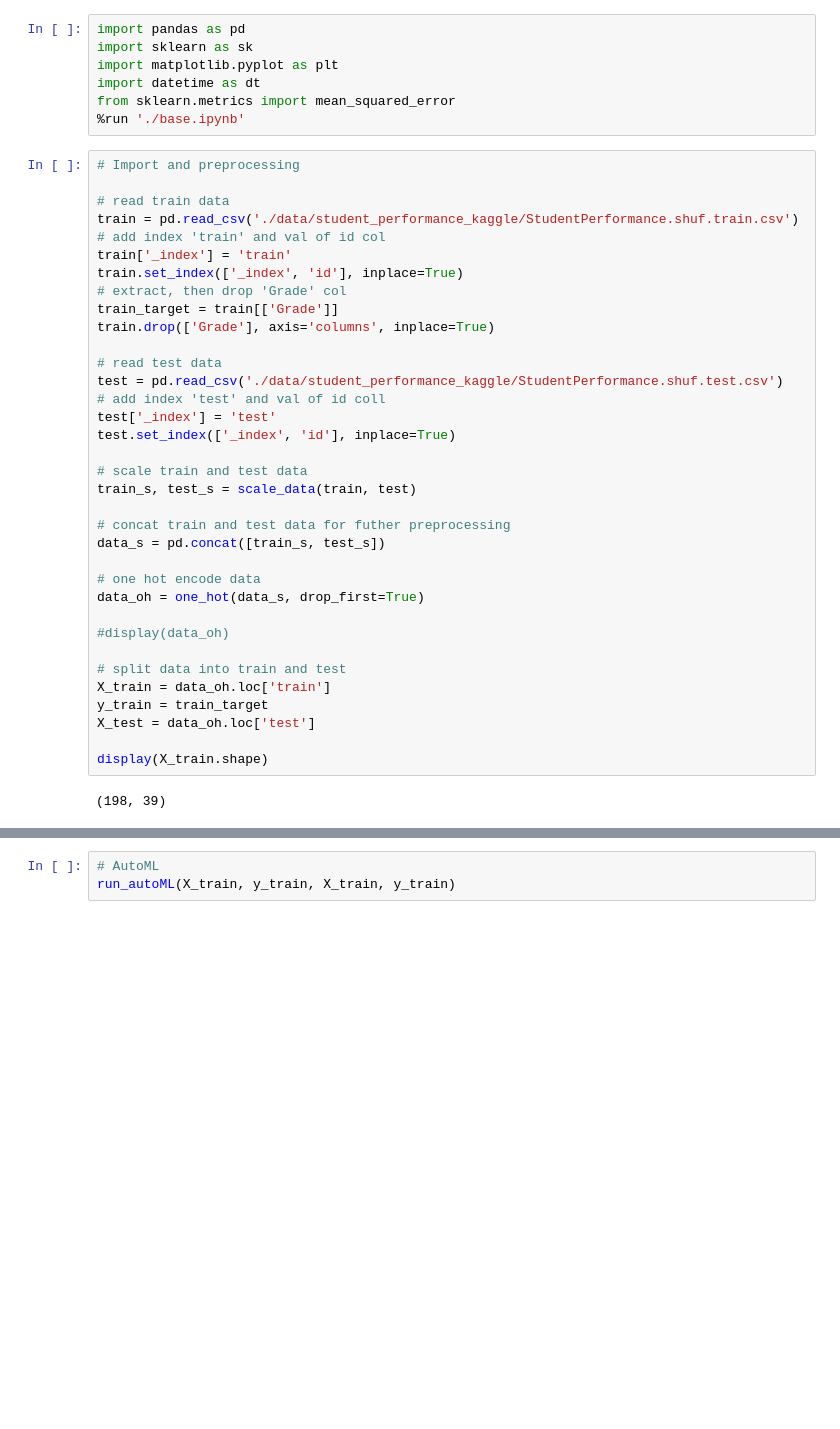
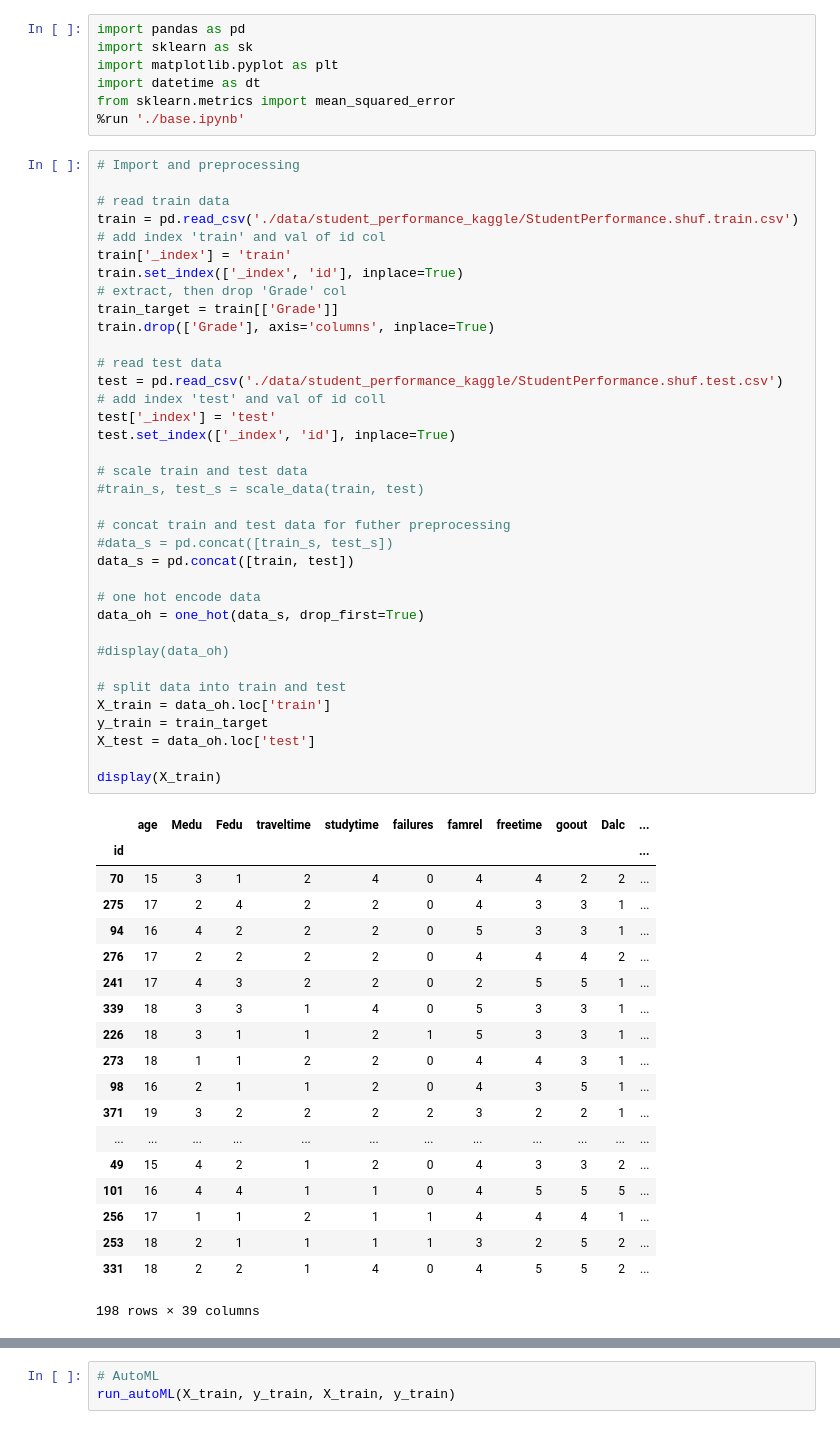
Before and after one commit to annamarianau/ml_project_regression, a Jupyter notebook: student_performance_kaggle.ipynb, the cells around one changed output, grey strips where cells are left out. Drawn from its saved outputs; the diff is of its cells as text; blank space fills up the shorter version.

```diff
--- a/student_performance_kaggle.ipynb
+++ b/student_performance_kaggle.ipynb
@@ -53,37 +78,56 @@ from sklearn.metrics import mean_squared_error
 # read train data
 train = pd.read_csv('./data/student_performance_kaggle/StudentPerformance.shuf.train.csv')
 # add index 'train' and val of id col
 train['_index'] = 'train'
 train.set_index(['_index', 'id'], inplace=True)
 # extract, then drop 'Grade' col
 train_target = train[['Grade']]
 train.drop(['Grade'], axis='columns', inplace=True)
 
 # read test data
 test = pd.read_csv('./data/student_performance_kaggle/StudentPerformance.shuf.test.csv')
 # add index 'test' and val of id coll
 test['_index'] = 'test'
 test.set_index(['_index', 'id'], inplace=True)
 
 # scale train and test data
-train_s, test_s = scale_data(train, test)
+#train_s, test_s = scale_data(train, test)
 
 # concat train and test data for futher preprocessing
-data_s = pd.concat([train_s, test_s])
+#data_s = pd.concat([train_s, test_s])
+data_s = pd.concat([train, test])
 
 # one hot encode data
 data_oh = one_hot(data_s, drop_first=True)
 
 #display(data_oh)
 
 # split data into train and test
 X_train = data_oh.loc['train']
 y_train = train_target
 X_test = data_oh.loc['test']
 
-display(X_train.shape)
+display(X_train)
 # %% [output]
+|  | age | Medu | Fedu | traveltime | studytime | failures | famrel | freetime | goout | Dalc | ... |
+| id |  |  |  |  |  |  |  |  |  |  | ... |
+| 70 | 15 | 3 | 1 | 2 | 4 | 0 | 4 | 4 | 2 | 2 | ... |
+| 275 | 17 | 2 | 4 | 2 | 2 | 0 | 4 | 3 | 3 | 1 | ... |
+| 94 | 16 | 4 | 2 | 2 | 2 | 0 | 5 | 3 | 3 | 1 | ... |
+| 276 | 17 | 2 | 2 | 2 | 2 | 0 | 4 | 4 | 4 | 2 | ... |
+| 241 | 17 | 4 | 3 | 2 | 2 | 0 | 2 | 5 | 5 | 1 | ... |
+| 339 | 18 | 3 | 3 | 1 | 4 | 0 | 5 | 3 | 3 | 1 | ... |
+| 226 | 18 | 3 | 1 | 1 | 2 | 1 | 5 | 3 | 3 | 1 | ... |
+| 273 | 18 | 1 | 1 | 2 | 2 | 0 | 4 | 4 | 3 | 1 | ... |
+| 98 | 16 | 2 | 1 | 1 | 2 | 0 | 4 | 3 | 5 | 1 | ... |
+| 371 | 19 | 3 | 2 | 2 | 2 | 2 | 3 | 2 | 2 | 1 | ... |
+| ... | ... | ... | ... | ... | ... | ... | ... | ... | ... | ... | ... |
+| 49 | 15 | 4 | 2 | 1 | 2 | 0 | 4 | 3 | 3 | 2 | ... |
+| 101 | 16 | 4 | 4 | 1 | 1 | 0 | 4 | 5 | 5 | 5 | ... |
+| 256 | 17 | 1 | 1 | 2 | 1 | 1 | 4 | 4 | 4 | 1 | ... |
+| 253 | 18 | 2 | 1 | 1 | 1 | 1 | 3 | 2 | 5 | 2 | ... |
+| 331 | 18 | 2 | 2 | 1 | 4 | 0 | 4 | 5 | 5 | 2 | ... |
-(198, 39)
+198 rows × 39 columns
 # %%
 # Linear Regression
 reg = linear_reg(X_train, y_train, X_train, y_train)
```
Also changed, not shown: parts of 4 cells of this notebook, 12 other files.
